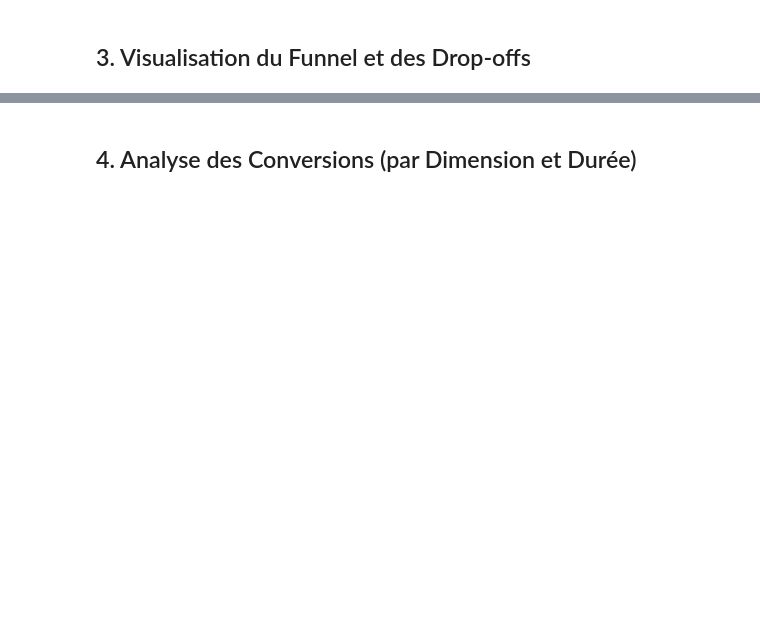
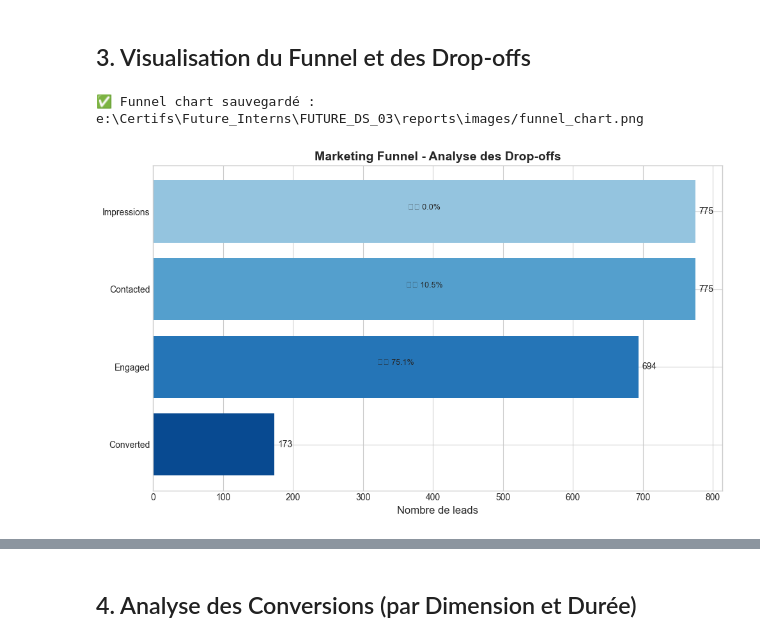
Before and after one commit to Jodm0007/FUTURE_DS_03, a Jupyter notebook: notebooks/02_funnel_analysis.ipynb, the cells around one changed output, grey strips where cells are left out. Cells and saved outputs as stored; diff of their text form; code cells hidden in the pictures; blank space fills up the shorter version.

```diff
--- a/notebooks/02_funnel_analysis.ipynb
+++ b/notebooks/02_funnel_analysis.ipynb
@@ -52,0 +33,6 @@ else:
+# %%
+PROCESSED_DATA_PATH = str(Path.cwd().parent / "data/processed/bank-marketing_cleaned.csv")
+df_clean = pd.read_csv(PROCESSED_DATA_PATH, sep=';')
+
+print(f"✅ Données chargées : {df_clean.shape}")
+display(df_clean.head(2))
@@ -67,0 +46,11 @@ if df_clean is not None:
+# %%
+stages = get_funnel_stages(df_clean)
+metrics = calculate_funnel_metrics(df_clean, stages)
+
+print("📊 Étapes :")
+for k, v in stages.items():
+    print(f"  {k}: {v:,}")
+
+print("\n📈 Métriques :")
+for k, v in metrics.items():
+    print(f"  {k}: {v}")
@@ -85,0 +82,8 @@ if df_clean is not None:
+# %%
+IMAGES_PATH = str(Path.cwd().parent / "reports/images")
+ensure_directory_exists(IMAGES_PATH)
+
+plot_funnel_chart(stages, save_path=f"{IMAGES_PATH}/funnel_chart.png")
+# %% [output]
+✅ Funnel chart sauvegardé : e:\Certifs\Future_Interns\FUTURE_DS_03\reports\images/funnel_chart.png
+[figure, added]
```
Also changed, not shown: parts of 18 cells of this notebook, 20 other files.
